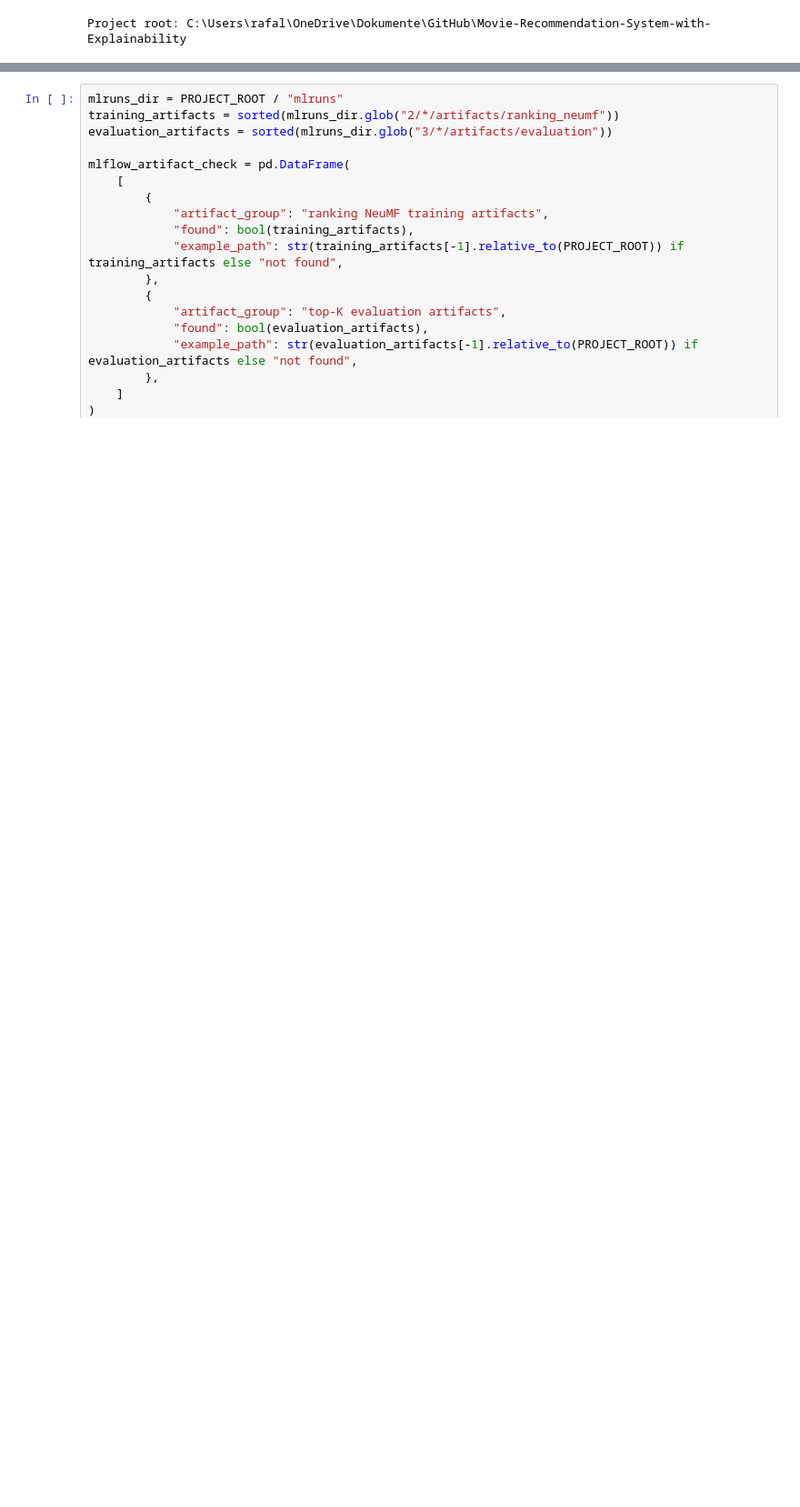
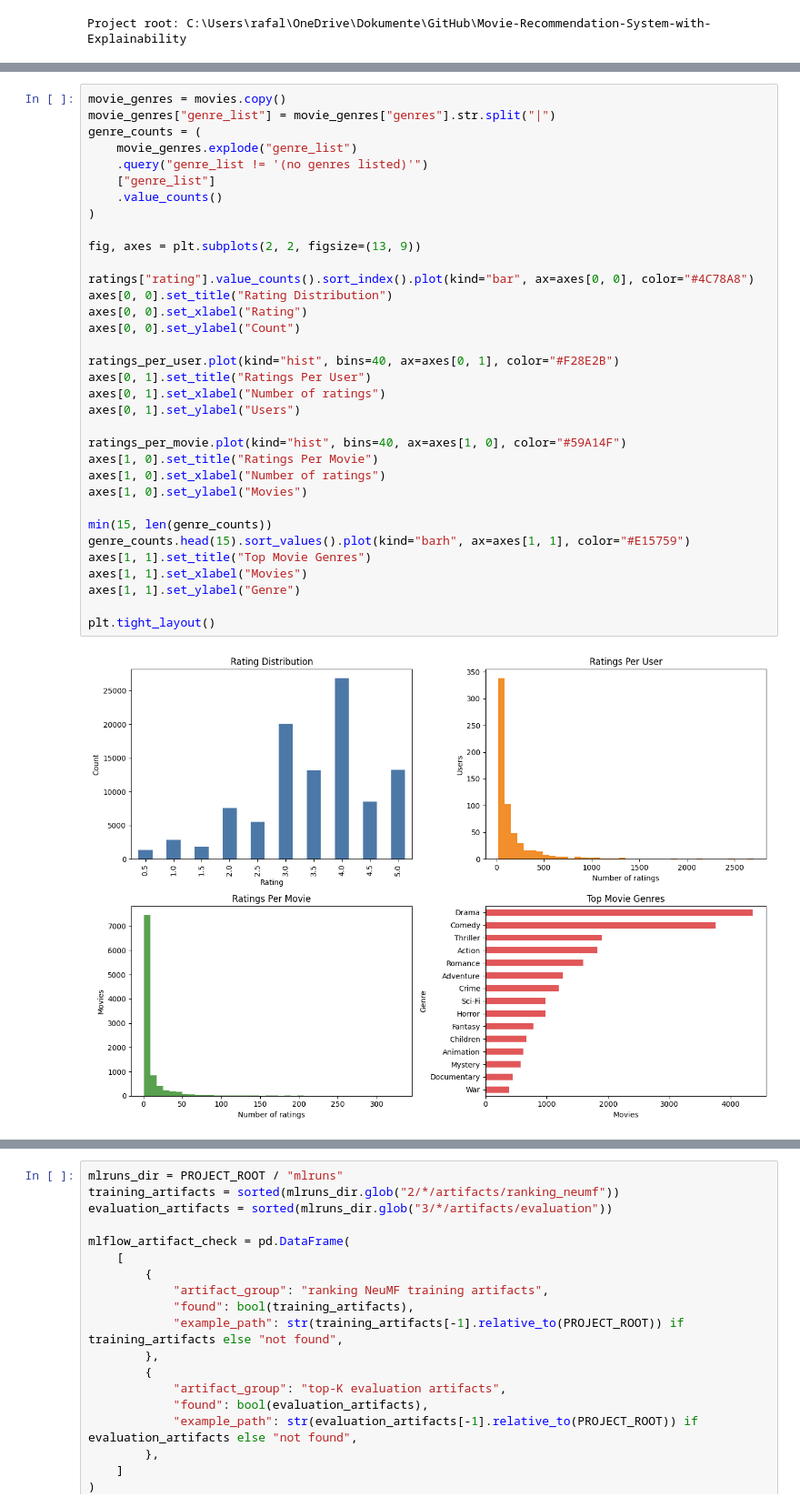
Before and after one commit to rafglo/Movie-Recommendation-System-with-Explainability, a Jupyter notebook: notebooks/final_submission.ipynb, the cells around one changed output, grey strips where cells are left out. Shown at 91% size. Drawn from its saved outputs; the diff is of its cells as text; blank space fills up the shorter version.

```diff
--- a/notebooks/final_submission.ipynb
+++ b/notebooks/final_submission.ipynb
@@ -122,0 +280,36 @@ plt.tight_layout()
+# %%
+movie_genres = movies.copy()
+movie_genres["genre_list"] = movie_genres["genres"].str.split("|")
+genre_counts = (
+    movie_genres.explode("genre_list")
+    .query("genre_list != '(no genres listed)'")
+    ["genre_list"]
+    .value_counts()
+)
+
+fig, axes = plt.subplots(2, 2, figsize=(13, 9))
+
+ratings["rating"].value_counts().sort_index().plot(kind="bar", ax=axes[0, 0], color="#4C78A8")
+axes[0, 0].set_title("Rating Distribution")
+axes[0, 0].set_xlabel("Rating")
+axes[0, 0].set_ylabel("Count")
+
+ratings_per_user.plot(kind="hist", bins=40, ax=axes[0, 1], color="#F28E2B")
+axes[0, 1].set_title("Ratings Per User")
+axes[0, 1].set_xlabel("Number of ratings")
+axes[0, 1].set_ylabel("Users")
+
+ratings_per_movie.plot(kind="hist", bins=40, ax=axes[1, 0], color="#59A14F")
+axes[1, 0].set_title("Ratings Per Movie")
+axes[1, 0].set_xlabel("Number of ratings")
+axes[1, 0].set_ylabel("Movies")
+
+min(15, len(genre_counts))
+genre_counts.head(15).sort_values().plot(kind="barh", ax=axes[1, 1], color="#E15759")
+axes[1, 1].set_title("Top Movie Genres")
+axes[1, 1].set_xlabel("Movies")
+axes[1, 1].set_ylabel("Genre")
+
+plt.tight_layout()
+# %% [output]
+[figure, added]
```
Also changed, not shown: parts of 42 cells of this notebook, 12 other files.
